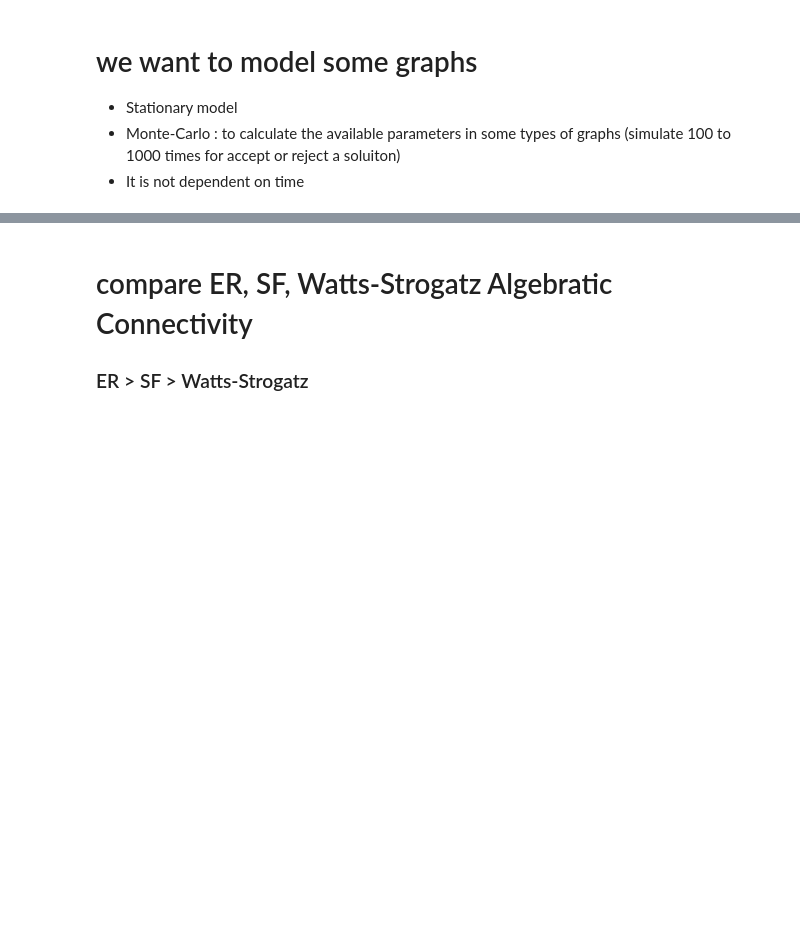
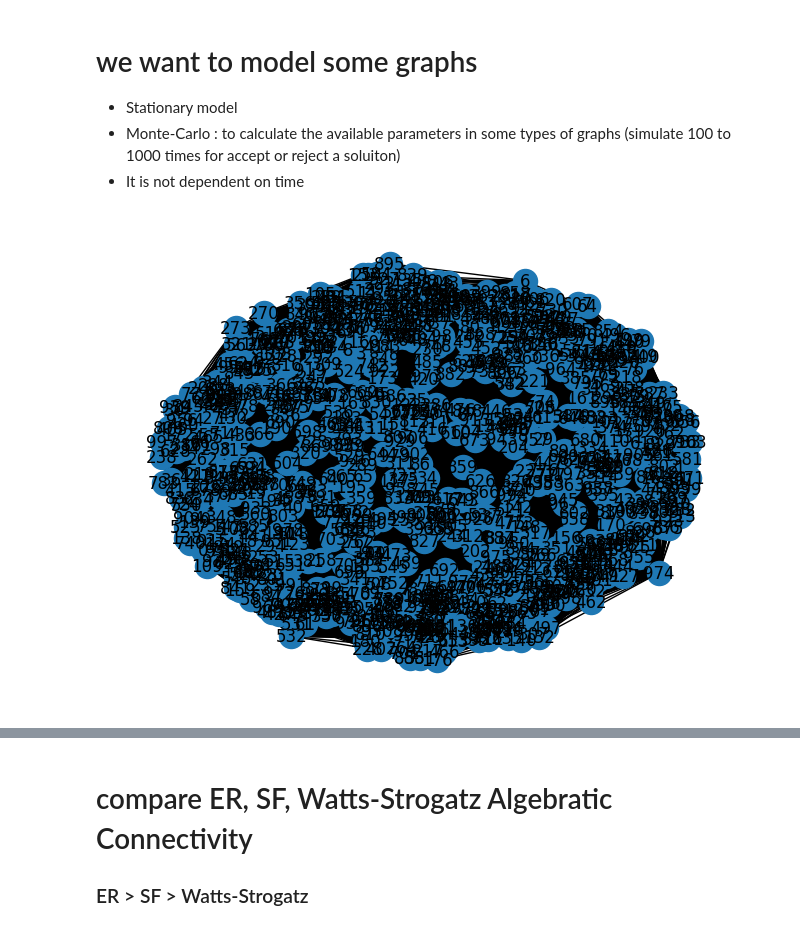
Before and after one commit to MSaeed1381/Simulation_Final_Project, a Jupyter notebook: part1.ipynb, the cells around one changed output, grey strips where cells are left out. Drawn from its saved outputs; the diff is of its cells as text; code cells hidden in the pictures; blank space fills up the shorter version.

```diff
--- a/part1.ipynb
+++ b/part1.ipynb
@@ -41,11 +42,13 @@ sys.setrecursionlimit(10000)
 * It is not dependent on time
 # %%
 # create er graph
-n = 100  # Number of nodes
+n = 1000  # Number of nodes
 p = 0.5   # Probability of an edge between any two nodes
 
 er_graph = nx.gnp_random_graph(n, p)
 
 nx.draw(er_graph, with_labels=True)
 plt.show()
+# %% [output]
+[figure, added]
 # %%
```
Also changed, not shown: parts of 3 cells of this notebook, 2 other files.
